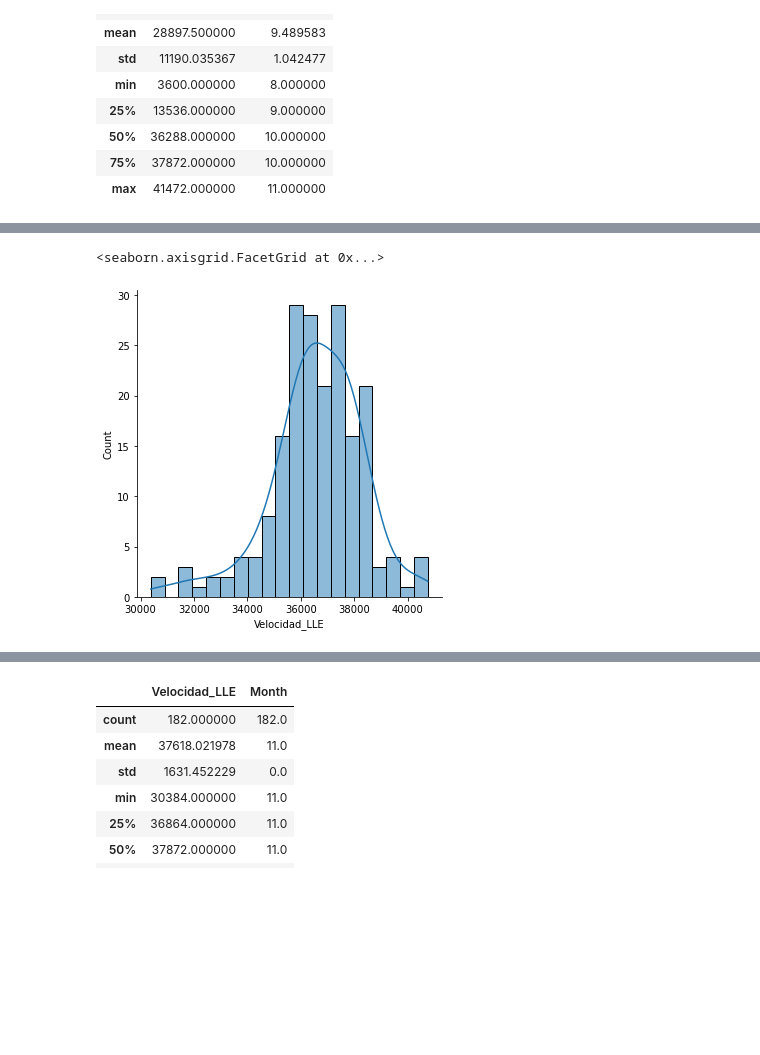
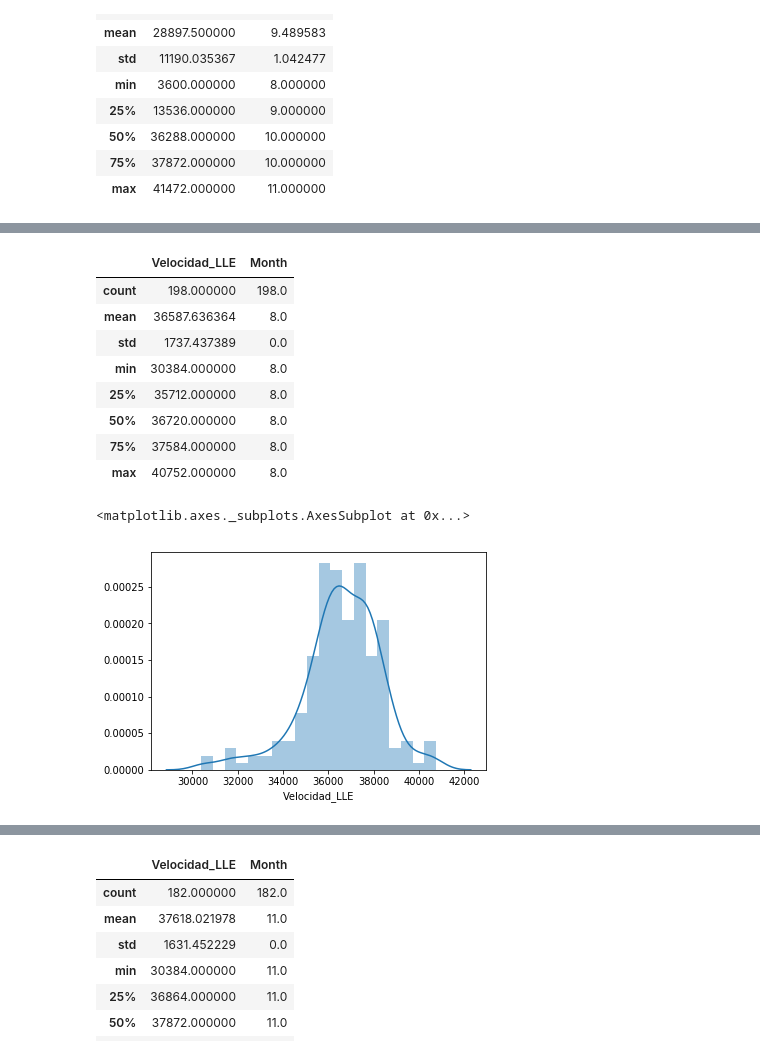
Before and after one commit to doblevm/analysisGLY, a Jupyter notebook: Analysis GLY CLP.ipynb, the cells around one changed output, grey strips where cells are left out. Drawn from its saved outputs; the diff is of its cells as text; code cells hidden in the pictures; blank space fills up the shorter version.

```diff
--- a/Analysis GLY CLP.ipynb
+++ b/Analysis GLY CLP.ipynb
@@ -136,9 +136,21 @@ sns.displot(df_excel_mod["Velocidad_LLE"], kde=True, bins=20)
 # %%
 df_excel_mod_agos = df_excel[(df_excel['Velocidad_LLE'] > 30000) & (df_excel['Month'] == 8)]
+# %%
+df_excel_mod_agos.describe()
+# %% [output]
+|  | Velocidad_LLE | Month |
+| count | 198.000000 | 198.0 |
+| mean | 36587.636364 | 8.0 |
+| std | 1737.437389 | 0.0 |
+| min | 30384.000000 | 8.0 |
+| 25% | 35712.000000 | 8.0 |
+| 50% | 36720.000000 | 8.0 |
+| 75% | 37584.000000 | 8.0 |
+| max | 40752.000000 | 8.0 |
 # %%
-sns.displot(df_excel_mod_agos["Velocidad_LLE"], kde=True, bins=20)
+sns.distplot(df_excel_mod_agos["Velocidad_LLE"], kde=True, bins=20)
 # %% [output]
-<seaborn.axisgrid.FacetGrid at 0x...>
+<matplotlib.axes._subplots.AxesSubplot at 0x...>
-[figure, old version]
+[figure, new version]
 # %%
 df_excel_mod_sept = df_excel[(df_excel['Velocidad_LLE'] > 30000) & (df_excel['Month'] == 9)]
```
Also changed, not shown: parts of 7 cells of this notebook.
